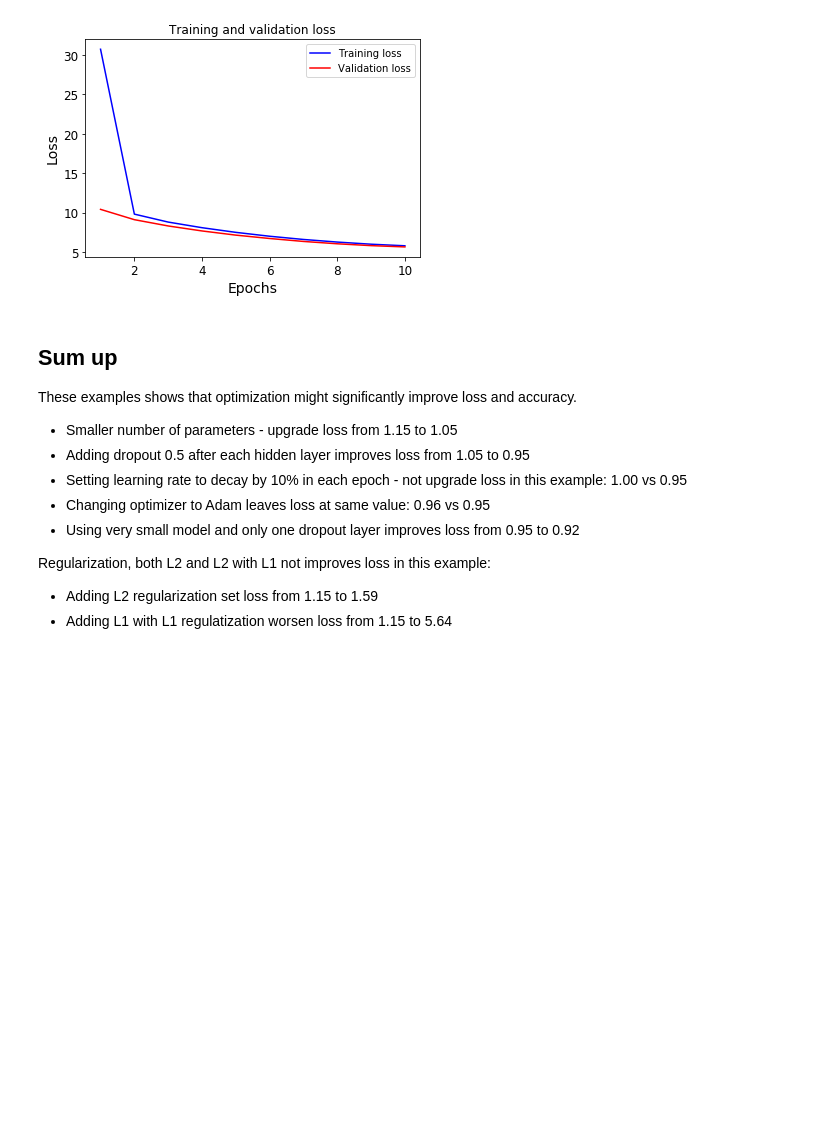
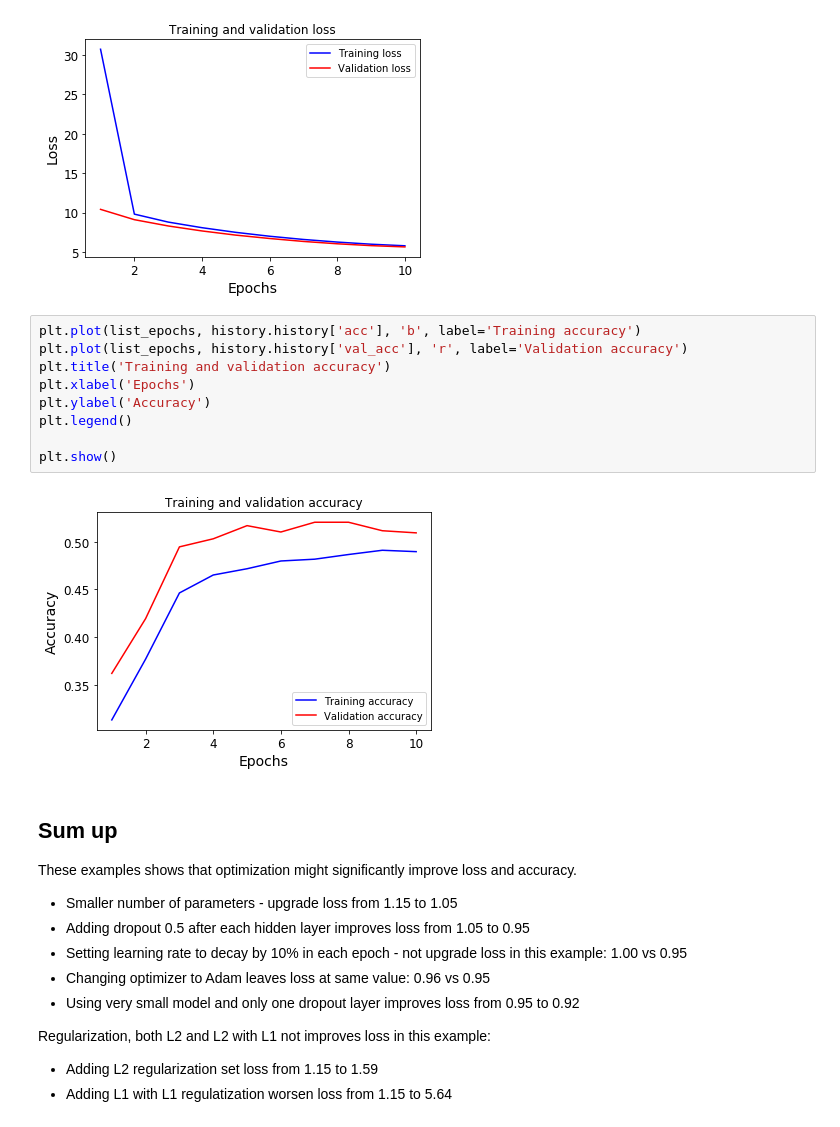
Before and after one commit to oziomek1/ML.2018, a Jupyter notebook: Homework_neural_network.ipynb, the cells around one changed output. Cells and saved outputs as stored; diff of their text form; blank space fills up the shorter version.

```diff
--- a/Homework_neural_network.ipynb
+++ b/Homework_neural_network.ipynb
@@ -740,6 +740,17 @@ plt.legend()
 plt.show()
 # %% [output]
 [figure]
+# %%
+plt.plot(list_epochs, history.history['acc'], 'b', label='Training accuracy')
+plt.plot(list_epochs, history.history['val_acc'], 'r', label='Validation accuracy')
+plt.title('Training and validation accuracy')
+plt.xlabel('Epochs')
+plt.ylabel('Accuracy')
+plt.legend()
+
+plt.show()
+# %% [output]
+[figure, added]
 # %% [markdown]
 ## Sum up
 These examples shows that optimization might significantly improve loss and accuracy.
```
